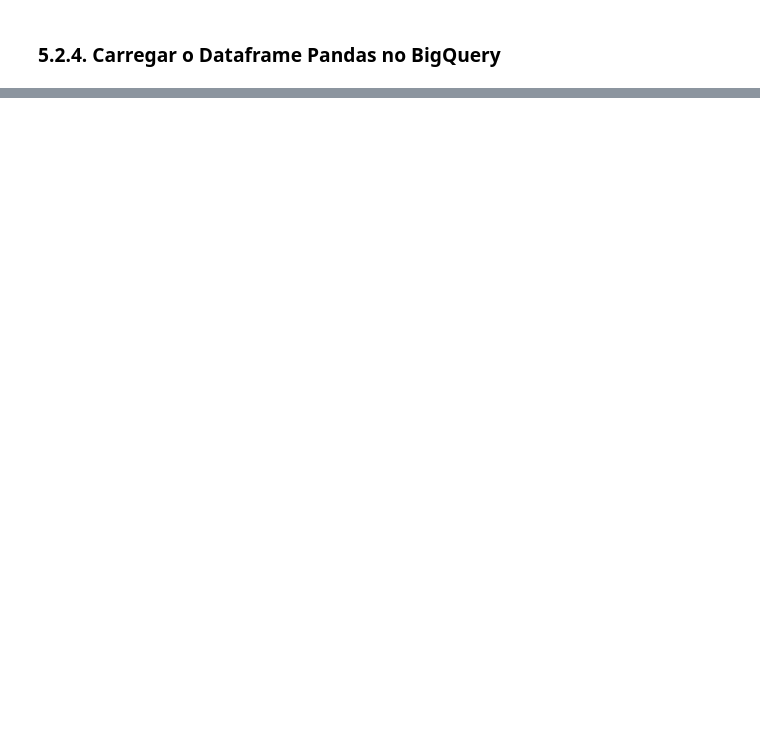
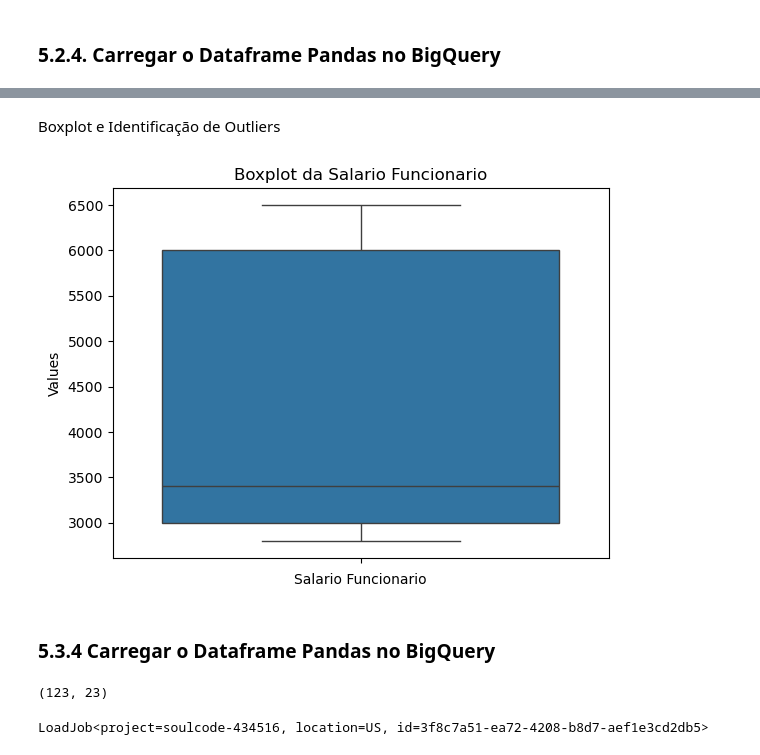
Before and after one commit to jonathasrc/soulcode, a Jupyter notebook: projetos/Atividade 01 - Banco de dados + Estatística.ipynb, the cells around one changed output, grey strips where cells are left out. Cells and saved outputs as stored; diff of their text form; code cells hidden in the pictures; blank space fills up the shorter version.

Commit message:
Atividade01:Banco de dados + Estatística(db_loja)

```diff
--- a/projetos/Atividade 01 - Banco de dados + Estatística.ipynb
+++ b/projetos/Atividade 01 - Banco de dados + Estatística.ipynb
@@ -554,0 +576,4 @@ LoadJob<project=soulcode-434516, location=US, id=8eff45f4-9717-4c53-a24e-12424d0
+# %%
+engine = create_engine(f'mysql+pymysql://{USER}:{quote_plus(PASSWORD)}@{HOST}/{DB_LOJA}')
+connection = engine.connect()
+connection
@@ -554,0 +748,2 @@ LoadJob<project=soulcode-434516, location=US, id=8eff45f4-9717-4c53-a24e-12424d0
+# %%
+df.drop_duplicates(inplace=True)
@@ -554,0 +764,31 @@ LoadJob<project=soulcode-434516, location=US, id=8eff45f4-9717-4c53-a24e-12424d0
+# %% [markdown]
+Boxplot e Identificação de Outliers
+# %%
+sns.boxplot(y='salario_funcionario', data=df)
+plt.title('Boxplot da Salario Funcionario')
+plt.xlabel('Salario Funcionario')
+plt.ylabel('Values')
+plt.show()
+# %% [output]
+[figure, added]
+# %% [markdown]
+### 5.3.4 Carregar o Dataframe Pandas no BigQuery
+# %%
+cols = df.columns
+duplicated_cols = cols[cols.duplicated()]
+df.drop(df[duplicated_cols], axis=1, inplace=True)
+df.shape
+# %% [output]
+(123, 23)
+# %%
+
+table_loja_id = f"{project_id}.{dataset_id}.tb_loja"
+
+job_config = bigquery.LoadJobConfig(
+    write_disposition=bigquery.WriteDisposition.WRITE_TRUNCATE
+)
+
+job = client.load_table_from_dataframe(df,table_loja_id, job_config=job_config)
+job.result()
+# %% [output]
+LoadJob<project=soulcode-434516, location=US, id=3f8c7a51-ea72-4208-b8d7-aef1e3cd2db5>
```
Also changed, not shown: parts of 72 cells of this notebook.
